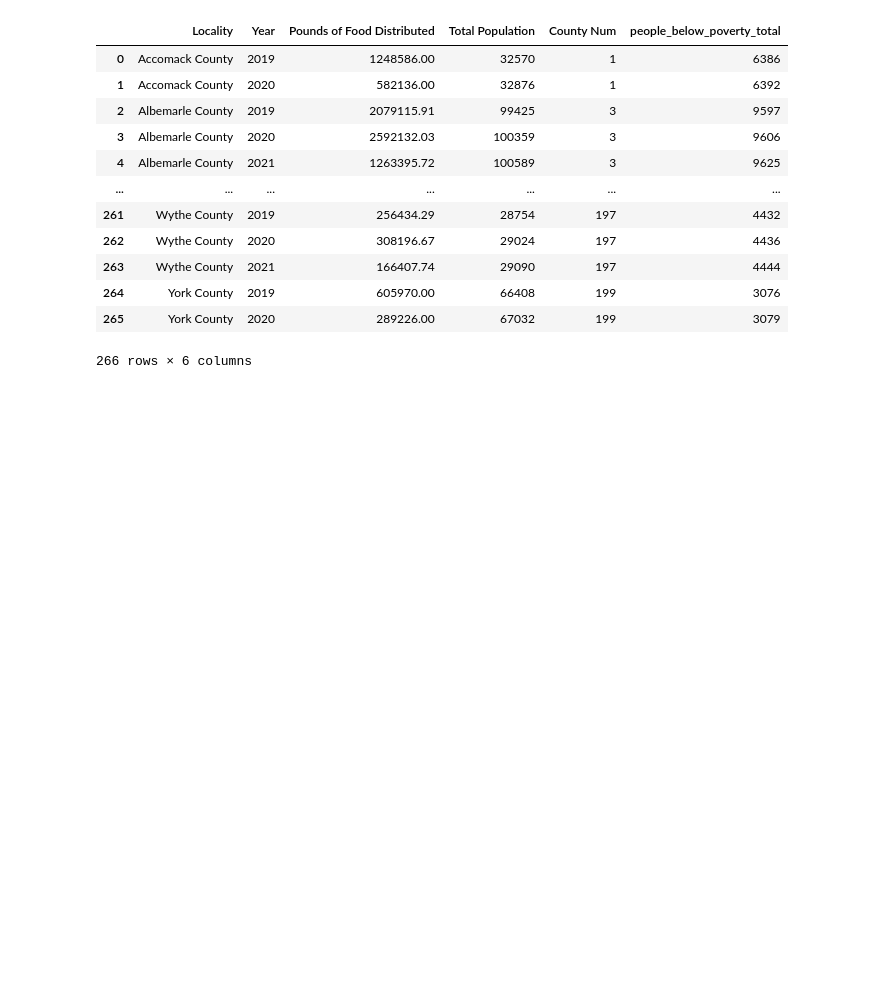
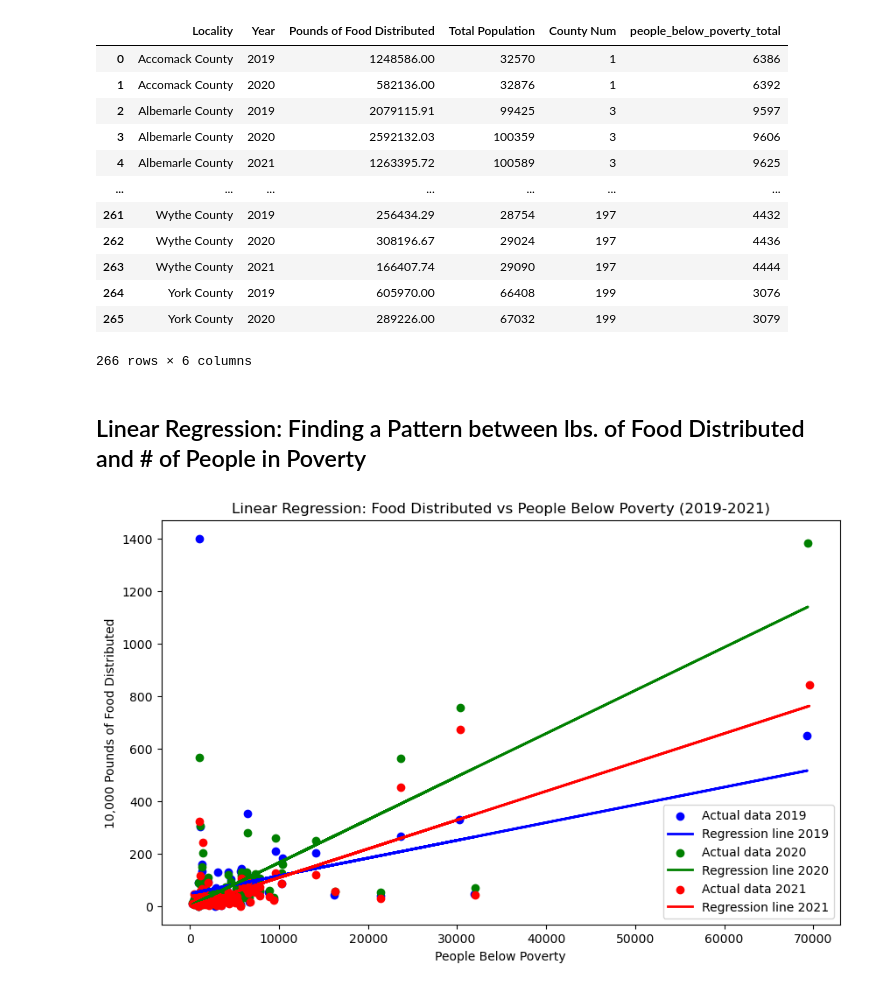
Before and after one commit to AWalnutTree/ML4VA, a Jupyter notebook: UPDATED_MLVA_Project.ipynb, the cells around one changed output. Drawn from its saved outputs; the diff is of its cells as text; code cells hidden in the pictures; blank space fills up the shorter version.

Commit message:
added linear regression and found some summary statistics

```diff
--- a/UPDATED_MLVA_Project.ipynb
+++ b/UPDATED_MLVA_Project.ipynb
@@ -3,10 +10,6 @@ Virginia Food Banks Dataset
 # %%
-import pandas as pd
-from sklearn.impute import SimpleImputer
-
-
 def loadVAFoodBackData():
-  VA_fb = pd.read_csv("VA_food_bank.csv")
+  VA_fb = pd.read_csv("DATA/VA_FoodBanks.csv")
   return VA_fb
 
 VA_fb = loadVAFoodBackData()
@@ -88,7 +91,7 @@ VA_fb_yearly
 371 rows × 3 columns
 # %%
 def loadPoverty():
-  poverty = pd.read_csv('rows.csv')
+  poverty = pd.read_csv('DATA/VA_Poverty.csv')
   return poverty
 
 poverty = loadPoverty()
@@ -195,3 +198,31 @@ combined_data
 | 264 | York County | 2019 | 605970.00 | 66408 | 199 | 3076 |
 | 265 | York County | 2020 | 289226.00 | 67032 | 199 | 3079 |
 266 rows × 6 columns
+# %% [markdown]
+## Linear Regression: Finding a Pattern between lbs. of Food Distributed and # of People in Poverty
+# %%
+colors = {2019: 'blue', 2020: 'green', 2021: 'red'}
+years = combined_data['Year'].unique()
+
+plt.figure(figsize=(10, 6))
+
+for year in years:
+    data_year = combined_data[combined_data['Year'] == year]
+    X_year = data_year[['people_below_poverty_total']]
+    y_year = data_year['Pounds of Food Distributed'] / 10000
+
+    model_year = LinearRegression()
+    model_year.fit(X_year, y_year)
+
+    y_pred_year = model_year.predict(X_year)
+
+    plt.scatter(X_year, y_year, color=colors[year], label=f'Actual data {year}')
+    plt.plot(X_year, y_pred_year, color=colors[year], linewidth=2, label=f'Regression line {year}')
+
+plt.xlabel('People Below Poverty')
+plt.ylabel('10,000 Pounds of Food Distributed')
+plt.title('Linear Regression: Food Distributed vs People Below Poverty (2019-2021)')
+plt.legend()
+plt.show()
+# %% [output]
+[figure, added]
```
Also changed, not shown: parts of 3 cells of this notebook, 2 other files.
